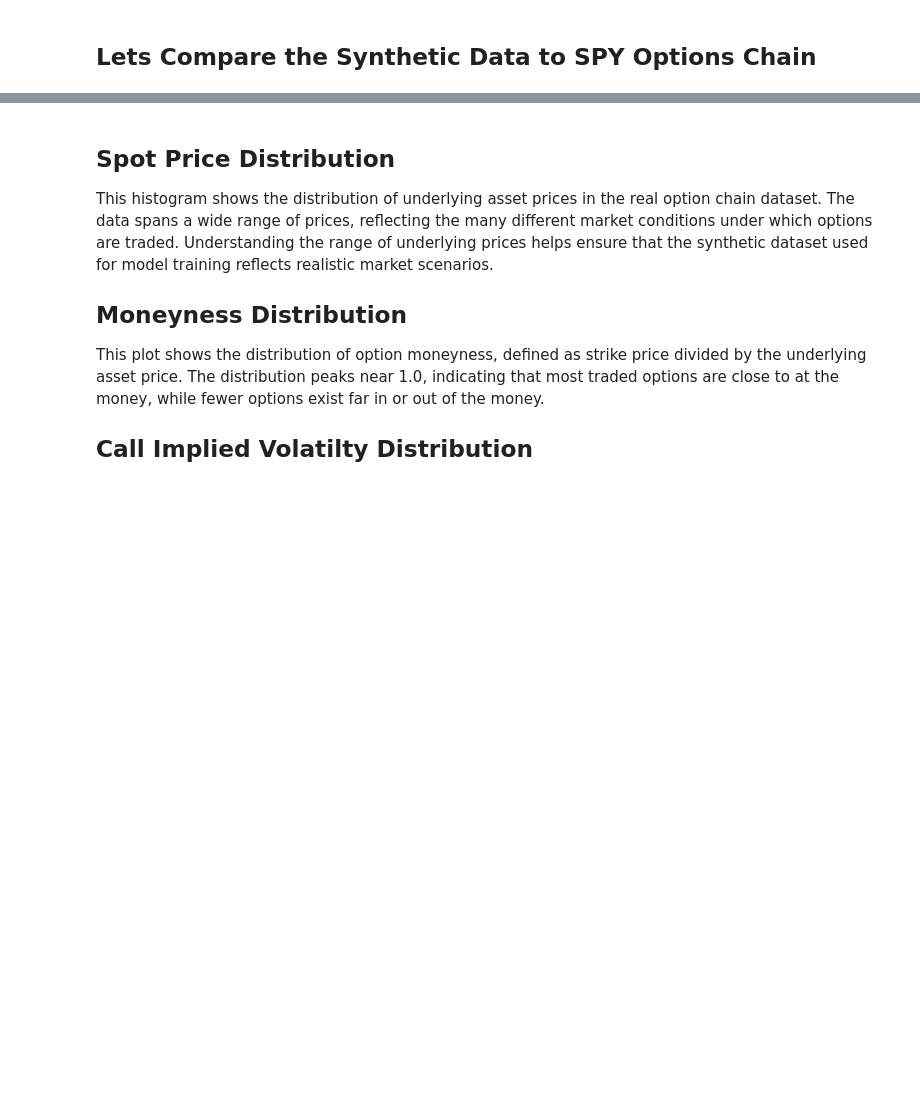
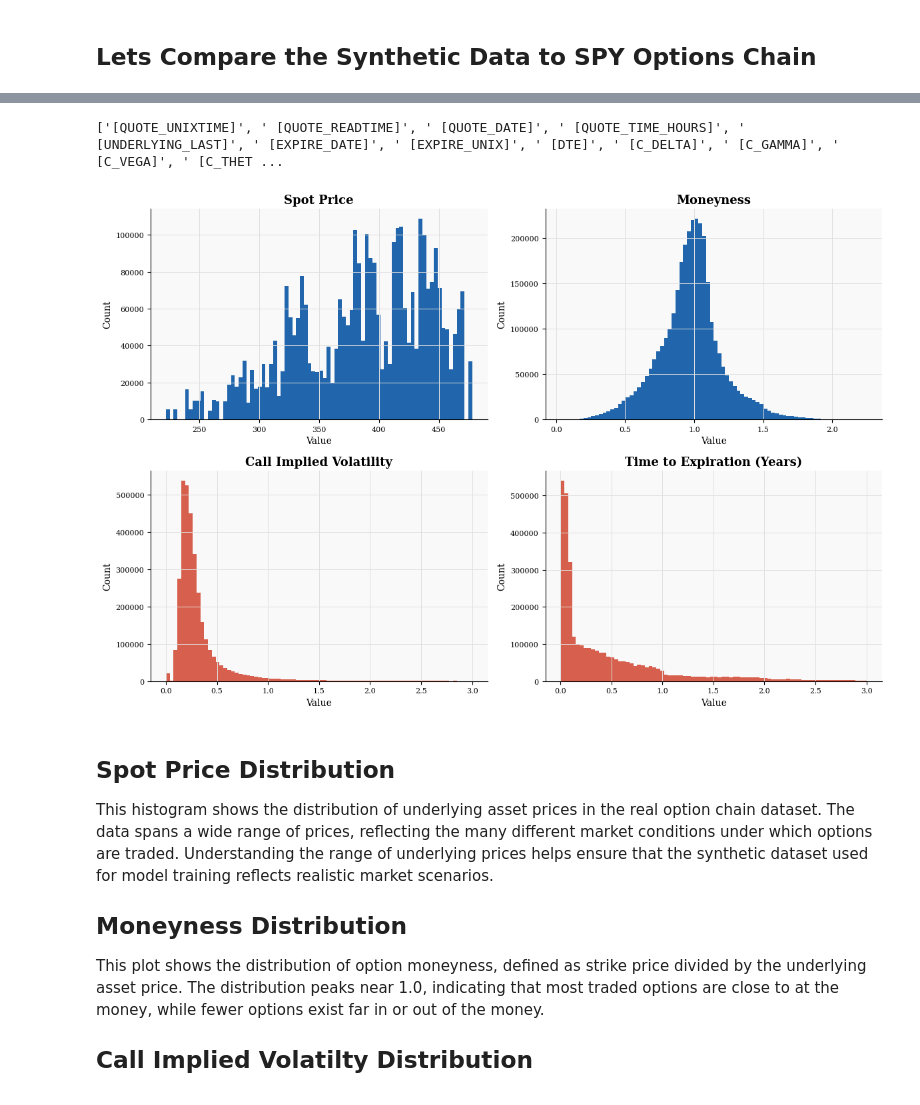
Before and after one commit to samuelescarfone/Capstone_Realtime_Option_Pricing, a Jupyter notebook: main.ipynb, the cells around one changed output, grey strips where cells are left out. Cells and saved outputs as stored; diff of their text form; code cells hidden in the pictures; blank space fills up the shorter version.

```diff
--- a/main.ipynb
+++ b/main.ipynb
@@ -311,5 +315,5 @@ This signals that none of the features are correlated, which we were hoping to a
 # %% [markdown]
 ## Lets Compare the Synthetic Data to SPY Options Chain
 # %%
-data = pd.read_csv('archive.zip')
+data = pd.read_csv('spy.csv')
 data.head()
@@ -321,5 +349,7 @@ data.describe()
 # %%
 print(data.columns.tolist())
+# %% [output]
+['[QUOTE_UNIXTIME]', ' [QUOTE_READTIME]', ' [QUOTE_DATE]', ' [QUOTE_TIME_HOURS]', ' [UNDERLYING_LAST]', ' [EXPIRE_DATE]', ' [EXPIRE_UNIX]', ' [DTE]', ' [C_DELTA]', ' [C_GAMMA]', ' [C_VEGA]', ' [C_THET ...
 # %%
 data.columns = data.columns.str.strip().str.replace('[', '', regex=False).str.replace(']', '', regex=False)
 
@@ -344,31 +374,33 @@ data = data[
 # %%
 
 fig, axes = plt.subplots(2, 2, figsize=(12, 8))
 
-axes[0][0].hist(data["UNDERLYING_LAST"].dropna(), bins=80, color="steelblue", edgecolor="none")
+axes[0][0].hist(data["UNDERLYING_LAST"].dropna(), bins=80, color=blue, edgecolor="none")
 axes[0][0].set_title("Spot Price", fontsize=13)
 axes[0][0].set_xlabel("Value")
 axes[0][0].set_ylabel("Count")
 
-axes[0][1].hist(data["MONEYNESS"].dropna(), bins=80, color="purple", edgecolor="none")
+axes[0][1].hist(data["MONEYNESS"].dropna(), bins=80, color=blue, edgecolor="none")
 axes[0][1].set_title("Moneyness", fontsize=13)
 axes[0][1].set_xlabel("Value")
 axes[0][1].set_ylabel("Count")
 
-axes[1][0].hist(data["C_IV"].dropna(), bins=80, color="steelblue", edgecolor="none")
+axes[1][0].hist(data["C_IV"].dropna(), bins=80, color=red, edgecolor="none")
 axes[1][0].set_title("Call Implied Volatility", fontsize=13)
 axes[1][0].set_xlabel("Value")
 axes[1][0].set_ylabel("Count")
 
-axes[1][1].hist(data["DTE_YEARS"].dropna(), bins=80, color="steelblue", edgecolor="none")
+axes[1][1].hist(data["DTE_YEARS"].dropna(), bins=80, color=red, edgecolor="none")
 axes[1][1].set_title("Time to Expiration (Years)", fontsize=13)
 axes[1][1].set_xlabel("Value")
 axes[1][1].set_ylabel("Count")
 
 
 
 plt.tight_layout()
 plt.show()
+# %% [output]
+[figure, added]
 # %% [markdown]
 ## Spot Price Distribution
 This histogram shows the distribution of underlying asset prices in the real option chain dataset. The data spans a wide range of prices, reflecting the many different market conditions under which options are traded. Understanding the range of underlying prices helps ensure that the synthetic dataset used for model training reflects realistic market scenarios.
```
Also changed, not shown: parts of 34 cells of this notebook, 1 other file.
